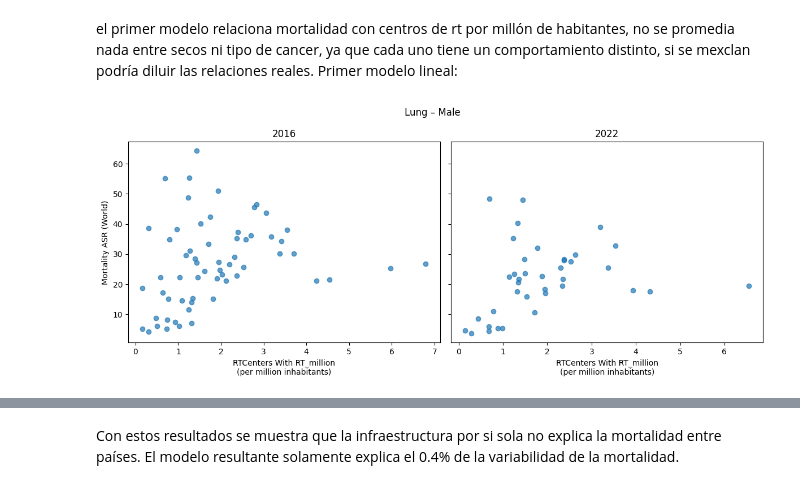
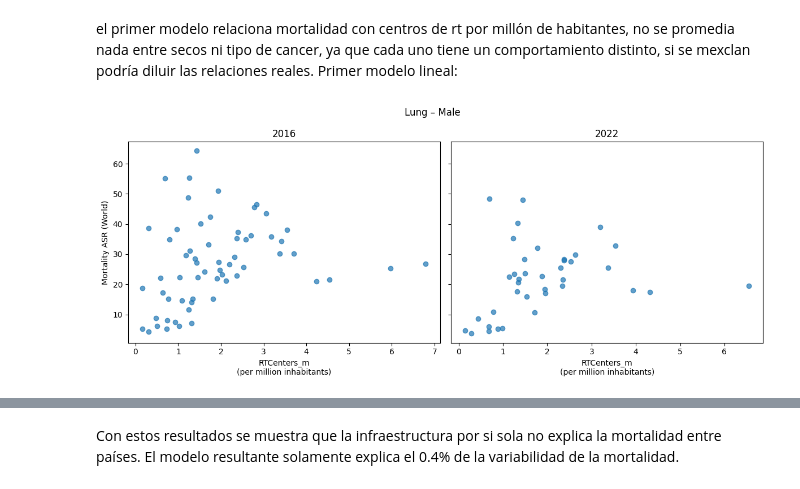
Before and after one commit to mehrerm/TFM, a Jupyter notebook: notebooks/01_load_and_clean_DIRAC.ipynb, the cells around one changed output, grey strips where cells are left out. Saved outputs shown, nothing was run; the diff lists cells and outputs as text; code cells hidden in the pictures.

```diff
--- a/notebooks/01_load_and_clean_DIRAC.ipynb
+++ b/notebooks/01_load_and_clean_DIRAC.ipynb
@@ -302,6 +305,21 @@ Index(['Country', 'Region Name', 'RTCenters With RT',
        'He Photon And Electron Beam Rt', 'Proton Ion Therapy',
        'XRay Generator', 'Brachy Therapy Inc El', 'Last Update'],
       dtype='object')
+# %%
+#se procede a cambiar un poco sus nombres
+# Seleccionar y renombrar columnas
+dirac = (
+    dirac[['Country', 'Region Name', 'RTCenters With RT',
+       'He Photon And Electron Beam Rt', 'Proton Ion Therapy',
+       'XRay Generator', 'Brachy Therapy Inc El', 'Last Update']]
+    .rename(columns={
+    'RTCenters With RT': "RTCenters",
+    'He Photon And Electron Beam Rt': "Linac",
+    'Proton Ion Therapy': "Protontherapy",
+    'XRay Generator': "XRay",
+    'Brachy Therapy Inc El': "Brachytherapy"
+})
+)
 # %%
 dirac.info()
 # %% [output]
@@ -444,13 +462,13 @@ if n_dups > 0:
         .groupby("Country_harmonized", as_index=False)
         .agg(
             {**{c: "sum" for c in num_cols},
-             "Last Update": "max"}
+             "Last Update": "max",
+             "Region Name": "first"} # Explicitly include Region Name
         )
     )
 else:
   dirac_clean = dirac.copy()
 
-
 dirac_clean["Country_harmonized"].duplicated().sum()
 # %% [output]
 np.int64(0)
@@ -546,3 +564,7 @@ df_all_cancer["Cancer label"].unique()
 # %% [output]
 array(['Lung', 'Breast', 'Prostate', 'Colon', 'Cervix uteri', 'Leukaemia'],
       dtype=object)
+# %%
+df_all_cancer["Cancer label"] = df_all_cancer["Cancer label"].replace(
+    {"Cervix uteri": "Cervix"}
+)
@@ -1956,21 +1993,20 @@ dtype: int64
 # %% [markdown]
 La leucemia se excluye del análisis dado que su manejo clínico no depende principalmente de infraestructuras de radioterapia, sino de tratamientos sistémicos como quimioterapia y terapias dirigidas. Su inclusión podría introducir ruido y sesgos en el estudio de la relación entre mortalidad y disponibilidad de radioterapia.
 # %%
-
 
 #variables a calcular por millón de habitantes de los paises correspondientes
 rt_vars = [
-    "RTCenters With RT",
-    "He Photon And Electron Beam Rt",
-    "Proton Ion Therapy",
-    "XRay Generator",
-    "Brachy Therapy Inc El"
+    "RTCenters",
+    "Linac",
+    "Protontherapy",
+    "XRay",
+    "Brachytherapy" # Removed trailing space
 ]
 
-rt_vars_pm = [f"{v}_million" for v in rt_vars]
+rt_vars_pm = [f"{v}_m" for v in rt_vars]
 #función
 def prepare_rt_centers_per_million(df,variable):
-    df[f"{variable}_million"] = df[variable]/df["Population"]*1_000_000
+    df[f"{variable}_m"] = df[variable]/df["Population"]*1_000_000
     return df
 
 for var in rt_vars:
@@ -2060,9 +2095,9 @@ def scatter_by_sex_cancer_year(
 # %%
 scatter_by_sex_cancer_year(
     df_model,
     cancer="Lung",
     sex="Male",
-    rt_var_pm="RTCenters With RT_million" # Corrected suffix from _per_million to _million
+    rt_var_pm="RTCenters_m" # Corrected to 'RTCenters_m'
 )
 # %% [output]
-[figure, old version]
+[figure, new version]
```
Also changed, not shown: parts of 81 cells of this notebook.
